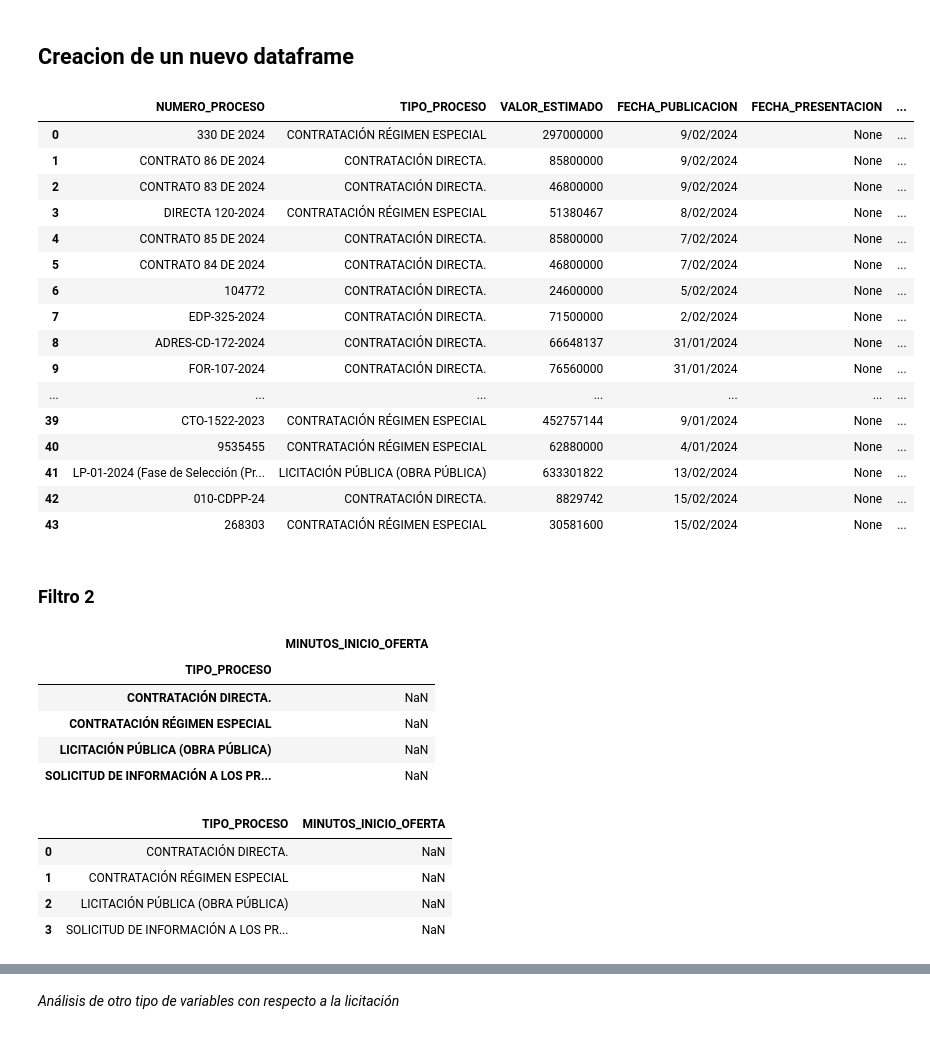
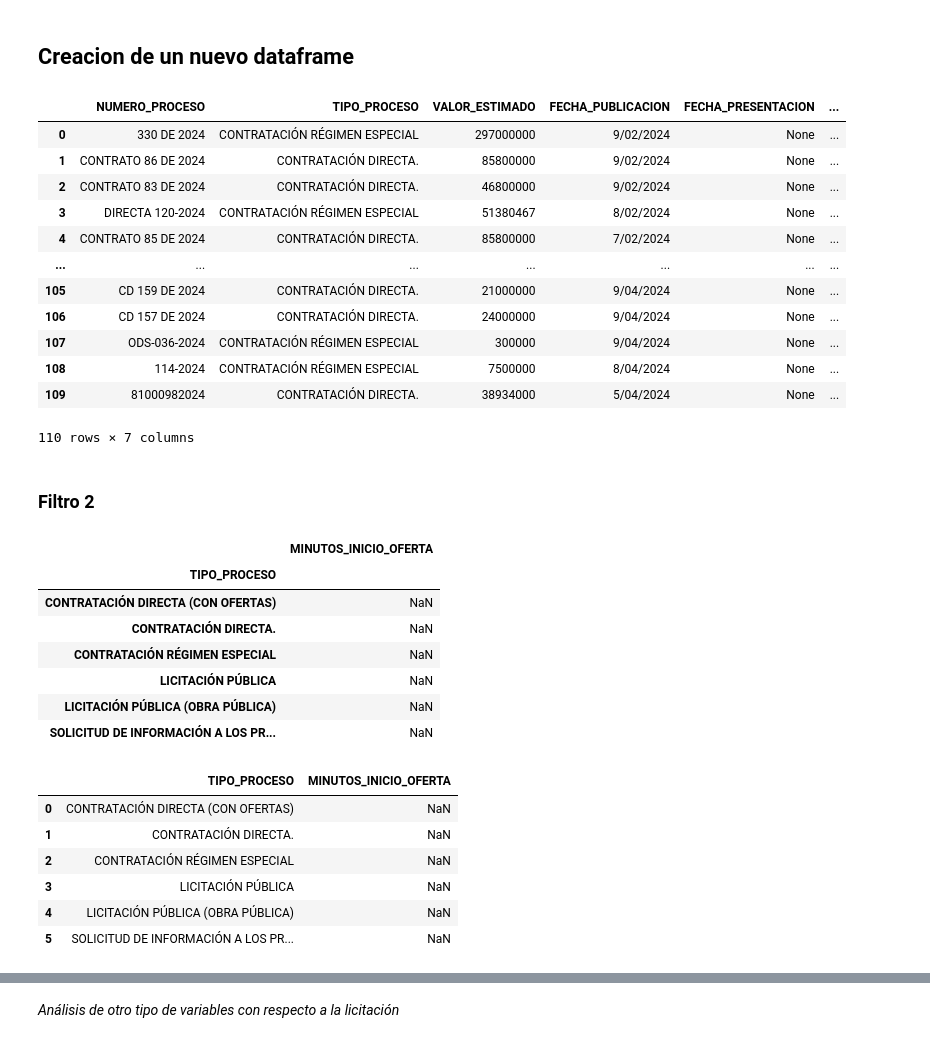
Before and after one commit to aleja-k/PandasSecop, a Jupyter notebook: SECOP.ipynb, the cells around one changed output, grey strips where cells are left out. Drawn from its saved outputs; the diff is of its cells as text; code cells hidden in the pictures.

```diff
--- a/SECOP.ipynb
+++ b/SECOP.ipynb
@@ -19,7 +19,7 @@ import re
 # %% [markdown]
 ***Nota: El repositorio en Github debe ser público para que pueda interactuar con pandas de lo contrario no es posible obtener la información.***
 # %%
-url="https://raw.githubusercontent.com/aleja-k/PandasSecop/master/SECOP_exported_1%20-%20copia.csv" # URL
+url="https://raw.githubusercontent.com/aleja-k/PandasSecop/master/SECOP_exported_1.csv" # URL
 #df=pd.read_csv(url,index_col="Unnamed: 0")
 df= pd.read_csv(url, encoding= "utf-8",sep=';') # Encoding segun el tipo del csv y separador ;
 df.head(10)
@@ -82,0 +72,12 @@ df.head(3)
+# %%
+# Convertir la columna 'CODIGO_UNSPSC' a tipo cadena
+df['CODIGO_UNSPSC'] = df['CODIGO_UNSPSC'].astype(str)
+
+# Reemplazar letras y caracteres especiales por nada (eliminarlos)
+df['CODIGO_UNSPSC'] = df['CODIGO_UNSPSC'].str.replace('[^0-9]', '', regex=True)
+
+# Convertir la columna 'CODIGO_UNSPSC' a numérica
+df["CODIGO_UNSPSC"] = pd.to_numeric(df['CODIGO_UNSPSC'], errors="coerce")
+
+# Mostrar las primeras 3 filas del DataFrame resultante
+df.head(3)
@@ -383,4 +394 @@ CLAVES_BUSQUEDA
 Name: count, dtype: int64
-# %%
-df['CLAVES_BUSQUEDA'] = df['CLAVES_BUSQUEDA'].astype(str).str.replace("0", "SIN_DATO")
- #Remplazo de valores
@@ -399,3 +394,0 @@ Name: count, dtype: int64
-# %%
-df['CODIGOS_UNSPSC'] = df['CODIGOS_UNSPSC'].astype(str).str.replace("0", "SIN_DATO")
- #Remplazo de valores
@@ -448,29 +430,25 @@ Generación de filtros con respecto al si licita o no la entidad en SECOP esta s
 # %% [markdown]
 ## **Creacion de un nuevo dataframe**
 # %%
-SECOP = df[['NUMERO_PROCESO','TIPO_PROCESO','VALOR_ESTIMADO','FECHA_PUBLICACION','FECHA_PRESENTACION','DESCRIPCION_CONTRATO']] # Creo nuevo df basado en las anteriores columnas
+SECOP = df[['NUMERO_PROCESO','TIPO_PROCESO','VALOR_ESTIMADO','FECHA_PUBLICACION','FECHA_PRESENTACION','DESCRIPCION_CONTRATO','CODIGO_UNSPSC']] # Creo nuevo df basado en las anteriores columnas
 #SECOP = SECOP[SECOP['TIPO_PROCESO'].str.contains('CONTRATACIÓN RÉGIMEN ESPECIAL|LICITACIÓN PÚBLICA \(OBRA PÚBLICA\)', case=False, na=False)]
 SECOP=SECOP.reset_index(drop = True)
 SECOP.to_excel('SECOP.xlsx', index=False)
 SECOP
 # %% [output]
 |  | NUMERO_PROCESO | TIPO_PROCESO | VALOR_ESTIMADO | FECHA_PUBLICACION | FECHA_PRESENTACION | ... |
 | 0 | 330 DE 2024 | CONTRATACIÓN RÉGIMEN ESPECIAL | 297000000 | 9/02/2024 | None | ... |
 | 1 | CONTRATO 86 DE 2024 | CONTRATACIÓN DIRECTA. | 85800000 | 9/02/2024 | None | ... |
 | 2 | CONTRATO 83 DE 2024 | CONTRATACIÓN DIRECTA. | 46800000 | 9/02/2024 | None | ... |
 | 3 | DIRECTA 120-2024 | CONTRATACIÓN RÉGIMEN ESPECIAL | 51380467 | 8/02/2024 | None | ... |
 | 4 | CONTRATO 85 DE 2024 | CONTRATACIÓN DIRECTA. | 85800000 | 7/02/2024 | None | ... |
-| 5 | CONTRATO 84 DE 2024 | CONTRATACIÓN DIRECTA. | 46800000 | 7/02/2024 | None | ... |
-| 6 | 104772 | CONTRATACIÓN DIRECTA. | 24600000 | 5/02/2024 | None | ... |
-| 7 | EDP-325-2024 | CONTRATACIÓN DIRECTA. | 71500000 | 2/02/2024 | None | ... |
-| 8 | ADRES-CD-172-2024 | CONTRATACIÓN DIRECTA. | 66648137 | 31/01/2024 | None | ... |
-| 9 | FOR-107-2024 | CONTRATACIÓN DIRECTA. | 76560000 | 31/01/2024 | None | ... |
 | ... | ... | ... | ... | ... | ... | ... |
-| 39 | CTO-1522-2023 | CONTRATACIÓN RÉGIMEN ESPECIAL | 452757144 | 9/01/2024 | None | ... |
-| 40 | 9535455 | CONTRATACIÓN RÉGIMEN ESPECIAL | 62880000 | 4/01/2024 | None | ... |
-| 41 | LP-01-2024 (Fase de Selección (Pr... | LICITACIÓN PÚBLICA (OBRA PÚBLICA) | 633301822 | 13/02/2024 | None | ... |
-| 42 | 010-CDPP-24 | CONTRATACIÓN DIRECTA. | 8829742 | 15/02/2024 | None | ... |
-| 43 | 268303 | CONTRATACIÓN RÉGIMEN ESPECIAL | 30581600 | 15/02/2024 | None | ... |
+| 105 | CD 159 DE 2024 | CONTRATACIÓN DIRECTA. | 21000000 | 9/04/2024 | None | ... |
+| 106 | CD 157 DE 2024 | CONTRATACIÓN DIRECTA. | 24000000 | 9/04/2024 | None | ... |
+| 107 | ODS-036-2024 | CONTRATACIÓN RÉGIMEN ESPECIAL | 300000 | 9/04/2024 | None | ... |
+| 108 | 114-2024 | CONTRATACIÓN RÉGIMEN ESPECIAL | 7500000 | 8/04/2024 | None | ... |
+| 109 | 81000982024 | CONTRATACIÓN DIRECTA. | 38934000 | 5/04/2024 | None | ... |
+110 rows × 7 columns
 # %% [markdown]
 ### **Filtro 2**
 # %%
@@ -479,8 +457,10 @@ Respuesta_Licita
 # %% [output]
 |  | MINUTOS_INICIO_OFERTA |
 | TIPO_PROCESO |  |
+| CONTRATACIÓN DIRECTA (CON OFERTAS) | NaN |
 | CONTRATACIÓN DIRECTA. | NaN |
 | CONTRATACIÓN RÉGIMEN ESPECIAL | NaN |
+| LICITACIÓN PÚBLICA | NaN |
 | LICITACIÓN PÚBLICA (OBRA PÚBLICA) | NaN |
 | SOLICITUD DE INFORMACIÓN A LOS PR... | NaN |
 # %%
@@ -488,10 +468,12 @@ Respuesta_Licita=Respuesta_Licita.rename_axis("TIPO_PROCESO").reset_index() # Mo
 Respuesta_Licita
 # %% [output]
 |  | TIPO_PROCESO | MINUTOS_INICIO_OFERTA |
-| 0 | CONTRATACIÓN DIRECTA. | NaN |
-| 1 | CONTRATACIÓN RÉGIMEN ESPECIAL | NaN |
-| 2 | LICITACIÓN PÚBLICA (OBRA PÚBLICA) | NaN |
-| 3 | SOLICITUD DE INFORMACIÓN A LOS PR... | NaN |
+| 0 | CONTRATACIÓN DIRECTA (CON OFERTAS) | NaN |
+| 1 | CONTRATACIÓN DIRECTA. | NaN |
+| 2 | CONTRATACIÓN RÉGIMEN ESPECIAL | NaN |
+| 3 | LICITACIÓN PÚBLICA | NaN |
+| 4 | LICITACIÓN PÚBLICA (OBRA PÚBLICA) | NaN |
+| 5 | SOLICITUD DE INFORMACIÓN A LOS PR... | NaN |
 # %%
 union = pd.merge(SECOP, Respuesta_Licita) # Union de Dataframes A traves del Merge
 union
```
Also changed, not shown: parts of 57 cells of this notebook.
